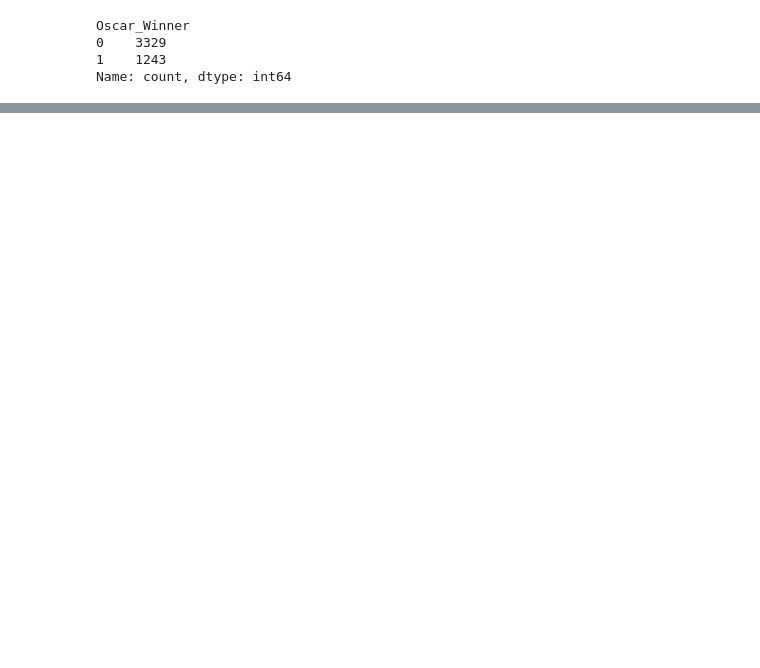
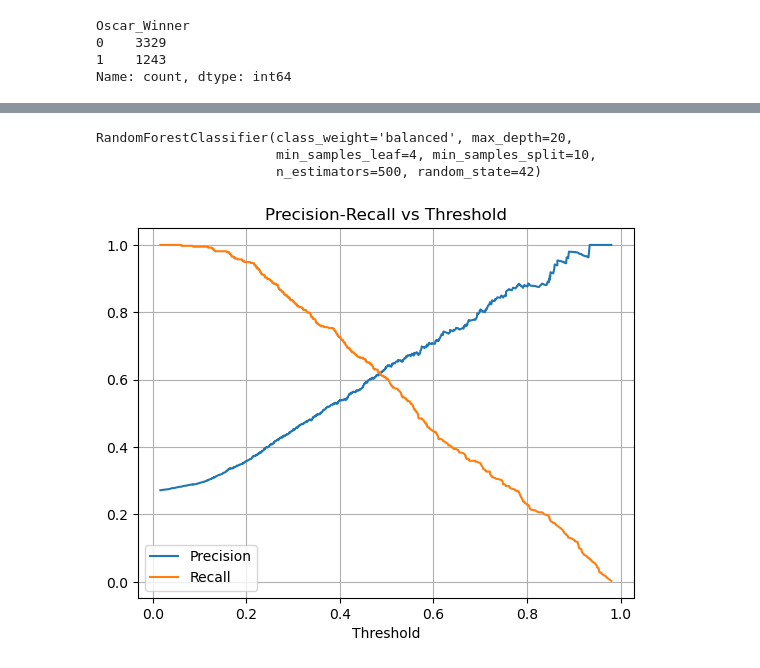
Before and after one commit to swathi-ms/Project-5, a Jupyter notebook: code/felix.ipynb, the cells around one changed output, grey strips where cells are left out. Cells and saved outputs as stored; diff of their text form; code cells hidden in the pictures; blank space fills up the shorter version.

Commit message:
felix edits with num_nominations

```diff
--- a/code/felix.ipynb
+++ b/code/felix.ipynb
@@ -293,8 +340,11 @@ Name: count, dtype: int64
 # %%
-df_rolled = df_combined.groupby('film', as_index=False).agg({
-    'Oscar_Winner': 'max',   # Keep 1 if it won any Oscars
-    'award_category': 'count',  # Count nominations
-    # Add any other fields you want to keep
+# List of dummy columns to sum per film
+dummy_cols = award_dummies.columns.tolist()
+
+# Define aggregation dictionary
+agg_dict = {
+    'Oscar_Winner': 'max',
+    'award_category': 'count',
     'Title': 'first',
     'IMDb Rating': 'first',
     'Runtime (mins)': 'first',
@@ -302,10 +352,22 @@ df_rolled = df_combined.groupby('film', as_index=False).agg({
     'Num Votes': 'first',
     'IMDb Popularity': 'first',
     'Num Directors': 'first',
-    'Action': 'first',
-})
+    'Comedy': 'first',
+    'Romance': 'first',
+    'Drama': 'first',
+    'War': 'first',
+    'Adventure': 'first',
+}
 
-df_rolled = df_rolled.rename(columns={'award_category': 'num_nominations'})
+# Add dummy aggregations (summing over each film)
+for col in dummy_cols:
+    agg_dict[col] = 'sum'
+
+# Apply groupby
+df_rolled = df_with_dummies.groupby('film', as_index=False).agg(agg_dict)
+
+# Rename award_category count column for clarity
+df_rolled.rename(columns={'award_category': 'num_nominations'}, inplace=True)
 # %%
 df_rolled.shape
 # %% [output]
@@ -339,0 +477,22 @@ Name: count, dtype: int64
+# %%
+best_model
+# %% [output]
+RandomForestClassifier(class_weight='balanced', max_depth=20,
+                       min_samples_leaf=4, min_samples_split=10,
+                       n_estimators=500, random_state=42)
+# %%
+from sklearn.metrics import precision_recall_curve
+
+y_probs = rf_clf.predict_proba(X_test)[:, 1]
+precision, recall, thresholds = precision_recall_curve(y_test, y_probs)
+
+# Plot to choose a better threshold
+plt.plot(thresholds, precision[:-1], label='Precision')
+plt.plot(thresholds, recall[:-1], label='Recall')
+plt.xlabel('Threshold')
+plt.legend()
+plt.title('Precision-Recall vs Threshold')
+plt.grid()
+plt.show()
+# %% [output]
+[figure, added]
```
Also changed, not shown: parts of 7 cells of this notebook, 1 other file.
